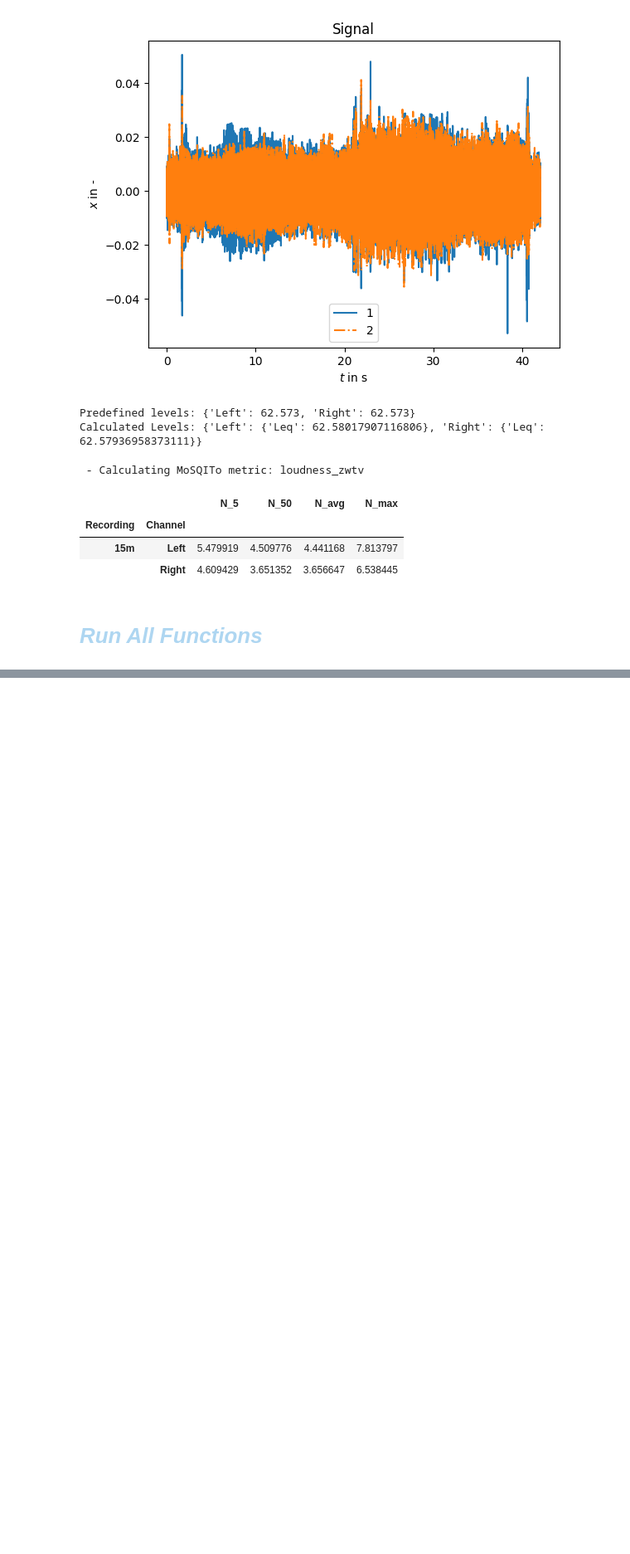
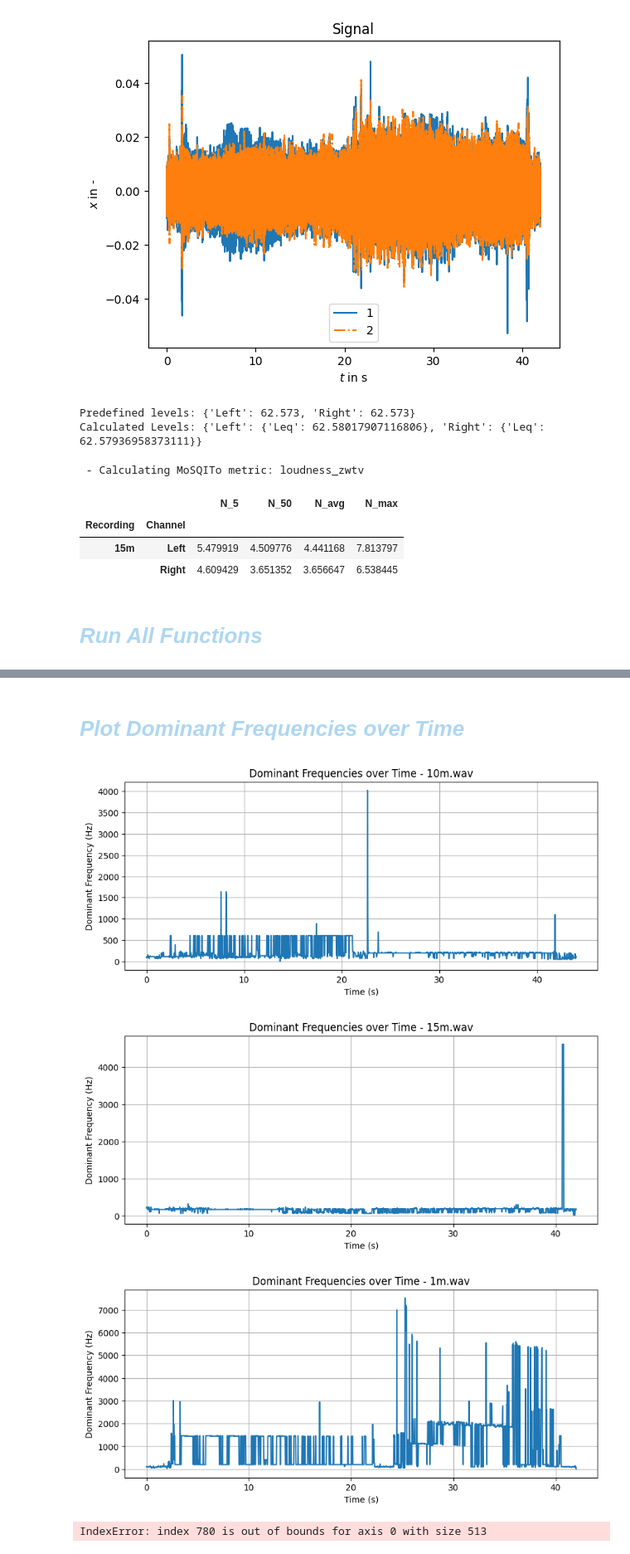
Before and after one commit to HussamAlBasha/IDS-Institute-for-Design-Strategies, a Jupyter notebook: Collected Data/Field-Recording-Analysis.ipynb, the cells around one changed output, grey strips where cells are left out. Shown at 83% size. Cells and saved outputs as stored; diff of their text form; code cells hidden in the pictures; blank space fills up the shorter version.

```diff
--- a/Collected Data/Field-Recording-Analysis.ipynb
+++ b/Collected Data/Field-Recording-Analysis.ipynb
@@ -178,0 +226,47 @@ for wav in (pbar := tqdm(list(wav_folder.glob("*.wav")))):
+# %% [markdown]
+# <h1 style="color:#AED6F1 ; font-weight: bold; font-style: italic;">Plot Dominant Frequencies over Time</h1>
+# %%
+import librosa
+import numpy as np
+from tqdm import tqdm
+from pathlib import Path
+import matplotlib.pyplot as plt
+
+wav_folder = Path().cwd().joinpath("Field Rec")
+
+# Loop through each wav file in the folder
+for wav in (pbar := tqdm(list(wav_folder.glob("*.wav")))):
+
+# Load the audio file
+#audio_path = 'C:/Users/fspintern1/Desktop/Internship - Hussam/Intern/Collected Data/Field Rec/1m.wav'
+
+    audio, sr = librosa.load(wav)
+
+    # Compute the STFT
+    stft = librosa.stft(audio)
+    magnitude, phase = librosa.magphase(stft)
+
+    # Convert to dB scale
+    spectrogram_db = librosa.amplitude_to_db(magnitude)
+
+    # Find the dominant frequencies
+    frequencies = librosa.fft_frequencies(sr=sr, n_fft=stft.shape[0])
+    dominant_freqs = frequencies[np.argmax(spectrogram_db, axis=0)]
+
+    # Create a time array based on the number of frames
+    frames = range(len(dominant_freqs))
+    time = librosa.frames_to_time(frames, sr=sr)
+
+    # Plot the dominant frequencies over time
+    plt.figure(figsize=(10, 4))
+    plt.plot(time, dominant_freqs)
+    plt.xlabel('Time (s)')
+    plt.ylabel('Dominant Frequency (Hz)')
+    plt.title('Dominant Frequencies over Time - ' + wav.name )
+    plt.grid(True)
+    plt.show()
+# %% [output]
+[figure, added]
+[figure, added]
+[figure, added]
+IndexError: index 780 is out of bounds for axis 0 with size 513
```
Also changed, not shown: parts of 12 cells of this notebook, 13 other files.
